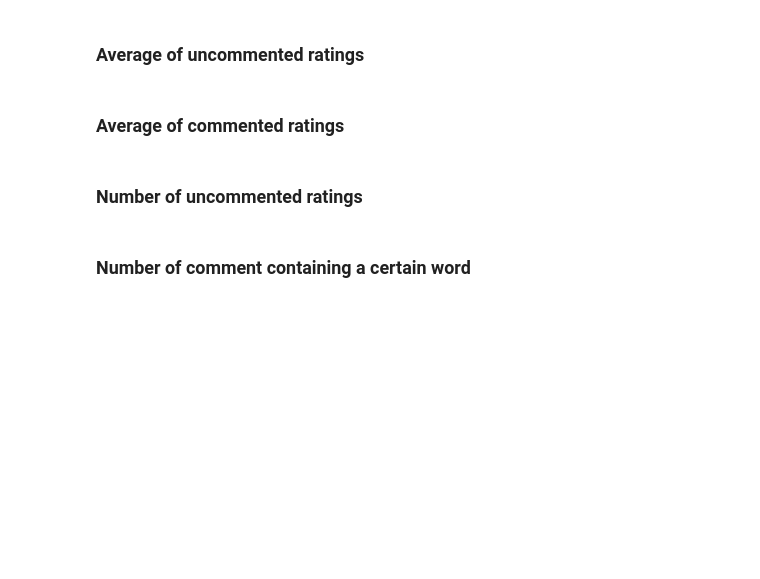
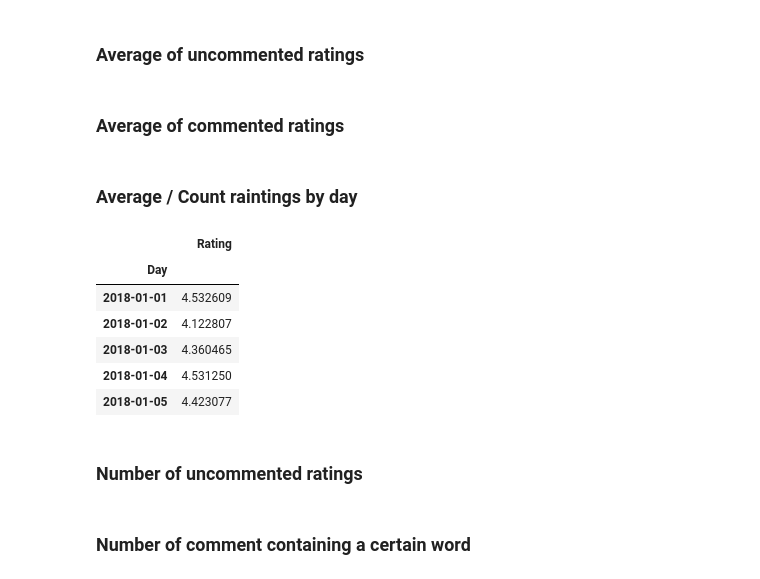
Before and after one commit to ajaymenon18/Data-Analysis-and-Visualisation-Project, a Jupyter notebook: Reviews.ipynb, the cells around one changed output. Drawn from its saved outputs; the diff is of its cells as text; code cells hidden in the pictures; blank space fills up the shorter version.

Commit message:
End of Project in Data Visualisation with justpy

```diff
--- a/Reviews.ipynb
+++ b/Reviews.ipynb
@@ -113,6 +258,20 @@ data[(data['Comment'].isnull())]['Rating'].mean()
 ### Average of commented ratings
 # %%
 data[(data['Comment'].notnull())]['Rating'].mean()
+# %% [markdown]
+### Average / Count raintings by day
+# %%
+data['Day'] = data['Timestamp'].dt.date
+day_average = data.groupby(['Day']).mean()
+day_average.head()
+# %% [output]
+|  | Rating |
+| Day |  |
+| 2018-01-01 | 4.532609 |
+| 2018-01-02 | 4.122807 |
+| 2018-01-03 | 4.360465 |
+| 2018-01-04 | 4.531250 |
+| 2018-01-05 | 4.423077 |
 # %% [markdown]
 ### Number of uncommented ratings
 # %%
```
Also changed, not shown: parts of 18 cells of this notebook, 9 other files.
